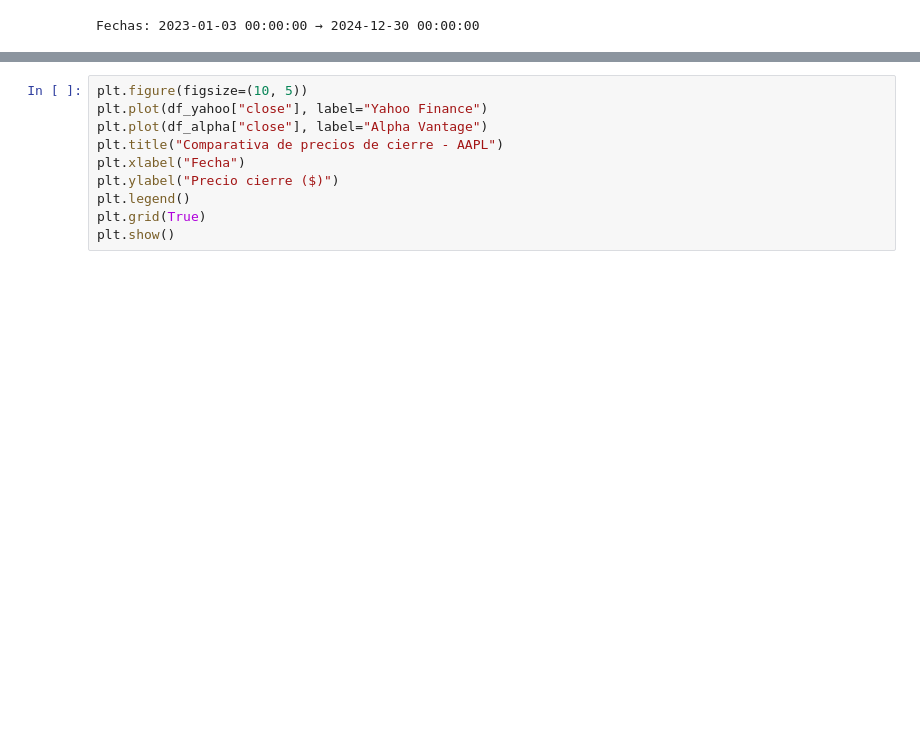
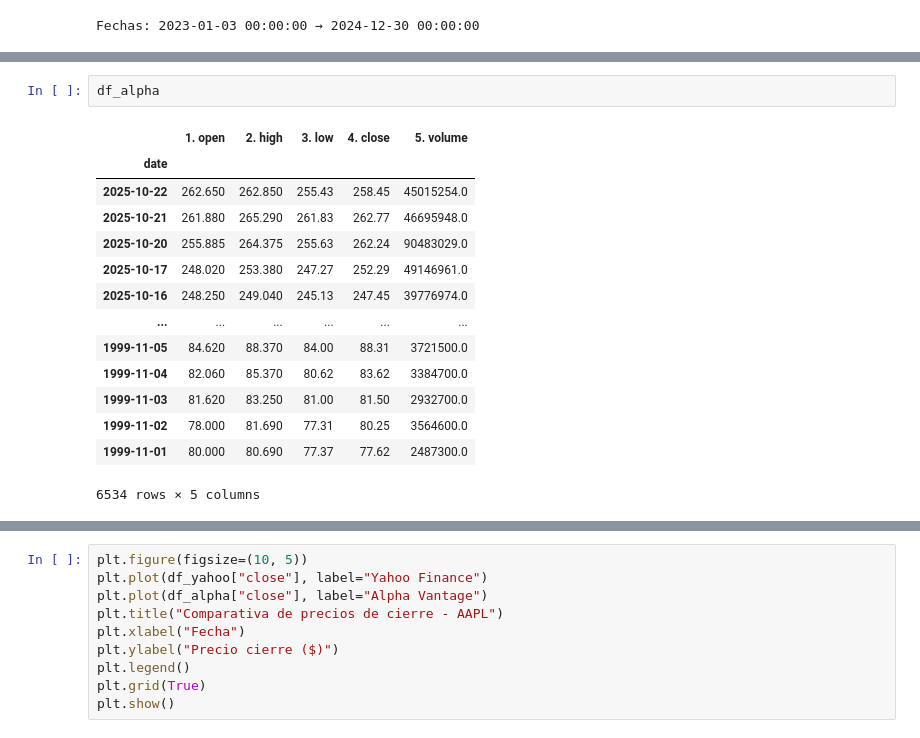
Before and after one commit to diegomuGit/01-toolkit-analisis-bursatil, a Jupyter notebook: notebooks/01_exploracion_datos.ipynb, the cells around one changed output, grey strips where cells are left out. Saved outputs shown, nothing was run; the diff lists cells and outputs as text; blank space fills up the shorter version.

```diff
--- a/notebooks/01_exploracion_datos.ipynb
+++ b/notebooks/01_exploracion_datos.ipynb
@@ -71,0 +47,17 @@ Fechas: 1999-11-01 00:00:00 → 2025-10-08 00:00:00
+# %%
+df_alpha
+# %% [output]
+|  | 1. open | 2. high | 3. low | 4. close | 5. volume |
+| date |  |  |  |  |  |
+| 2025-10-22 | 262.650 | 262.850 | 255.43 | 258.45 | 45015254.0 |
+| 2025-10-21 | 261.880 | 265.290 | 261.83 | 262.77 | 46695948.0 |
+| 2025-10-20 | 255.885 | 264.375 | 255.63 | 262.24 | 90483029.0 |
+| 2025-10-17 | 248.020 | 253.380 | 247.27 | 252.29 | 49146961.0 |
+| 2025-10-16 | 248.250 | 249.040 | 245.13 | 247.45 | 39776974.0 |
+| ... | ... | ... | ... | ... | ... |
+| 1999-11-05 | 84.620 | 88.370 | 84.00 | 88.31 | 3721500.0 |
+| 1999-11-04 | 82.060 | 85.370 | 80.62 | 83.62 | 3384700.0 |
+| 1999-11-03 | 81.620 | 83.250 | 81.00 | 81.50 | 2932700.0 |
+| 1999-11-02 | 78.000 | 81.690 | 77.31 | 80.25 | 3564600.0 |
+| 1999-11-01 | 80.000 | 80.690 | 77.37 | 77.62 | 2487300.0 |
+6534 rows × 5 columns
```
Also changed, not shown: parts of 3 cells of this notebook, 8 other files.
